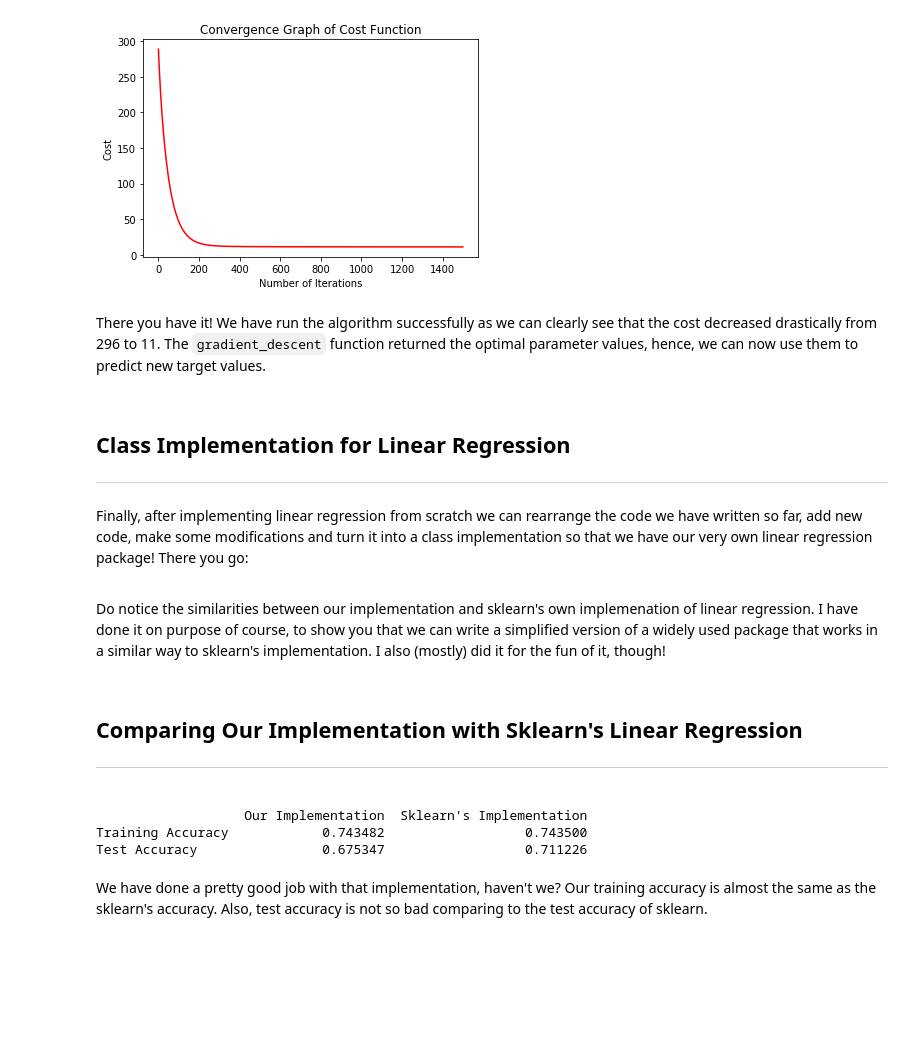
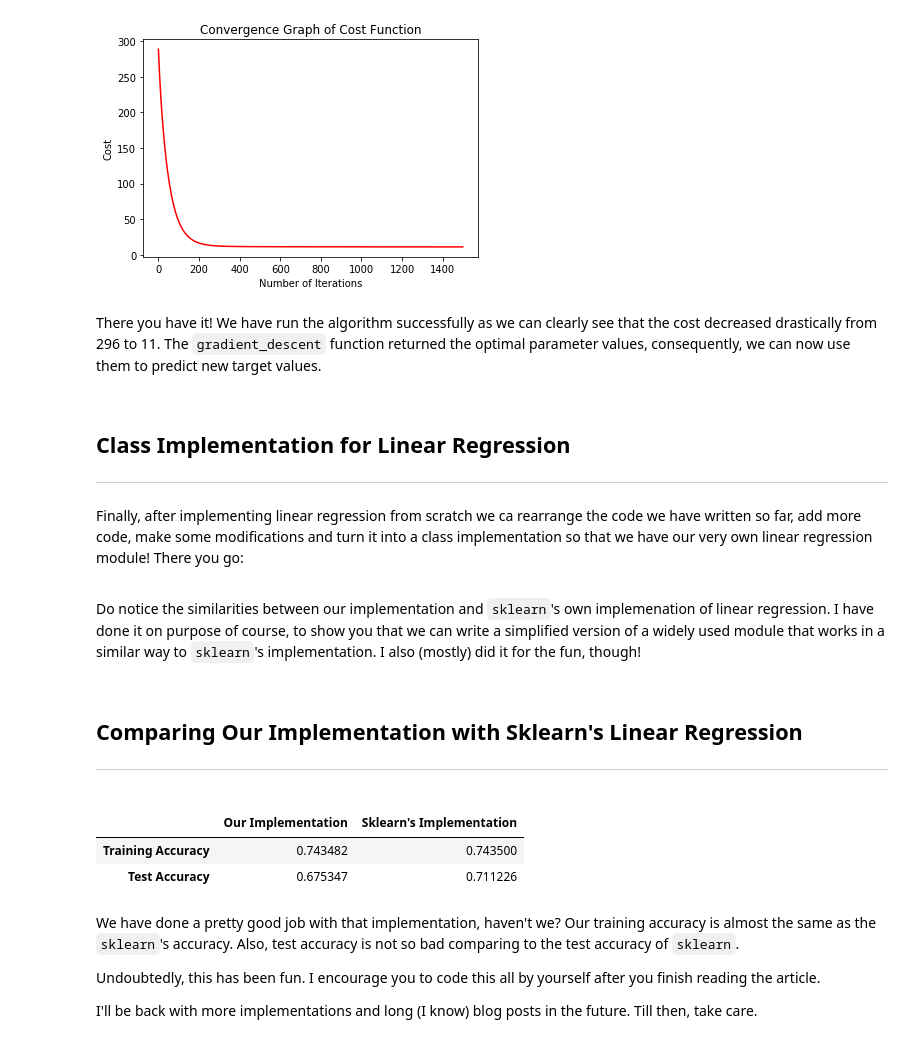
Before and after one commit to leventbass/linear_regression, a Jupyter notebook: Linear_Regression.ipynb, the cells around one changed output. Drawn from its saved outputs; the diff is of its cells as text; code cells hidden in the pictures; blank space fills up the shorter version.

```diff
--- a/Linear_Regression.ipynb
+++ b/Linear_Regression.ipynb
@@ -273,12 +277,12 @@ Final cost is:  [11.00713381]
 # %% [markdown]
 <span style="font-family:Helvetica ;font-size: 14px; line-height:2.2">
 
-There you have it! We have run the algorithm successfully as we can clearly see that the cost decreased drastically from 296 to 11. The `gradient_descent` function returned the optimal parameter values, hence, we can now use them to predict new target values.
+There you have it! We have run the algorithm successfully as we can clearly see that the cost decreased drastically from 296 to 11. The `gradient_descent` function returned the optimal parameter values, consequently, we can now use them to predict new target values.
 # %% [markdown]
 <span style="font-family:Helvetica ;font-size: 14px; line-height:2.2">
 
 ## Class Implementation for Linear Regression
 ---
 
-Finally, after implementing linear regression from scratch we can rearrange the code we have written so far, add new code, make some modifications and turn it into a class implementation so that we have our very own linear regression package! There you go:
+Finally, after implementing linear regression from scratch we ca rearrange the code we have written so far, add more code, make some modifications and turn it into a class implementation so that we have our very own linear regression module! There you go:
 # %%
@@ -341,7 +342,7 @@ class LinearRegression():
 # %% [markdown]
 <span style="font-family:Helvetica ;font-size: 14px; line-height:2.2">
 
-Do notice the similarities between our implementation and sklearn's own implemenation of linear regression. I have done it on purpose of course, to show you that we can write a simplified version of a widely used package that works in a similar way to sklearn's implementation. I also (mostly) did it for the fun of it, though!
+Do notice the similarities between our implementation and `sklearn`'s own implemenation of linear regression. I have done it on purpose of course, to show you that we can write a simplified version of a widely used module that works in a similar way to `sklearn`'s implementation. I also (mostly) did it for the fun, though!
 # %% [markdown]
 <span style="font-family:Helvetica ;font-size: 14px; line-height:2.2">
 
@@ -350,39 +351,40 @@ Do notice the similarities between our implementation and sklearn's own implemen
 # %%
 from sklearn.datasets import load_boston
 import linear_regression as lr
 from sklearn.model_selection import train_test_split
-import matplotlib.pyplot as plt
 from sklearn.linear_model import LinearRegression
 import pandas as pd
 
 
 dataset = load_boston()
 
 X = dataset.data
 y = dataset.target
 
 X_train, X_test, y_train, y_test = train_test_split(\
                 X, y, test_size=0.3, random_state=42)
 
 our_regressor = lr.LinearRegression(X_train, y_train).fit()
 sklearn_regressor = LinearRegression().fit(X_train, y_train)
 
 our_train_accuracy = our_regressor.score()
 sklearn_train_accuracy = sklearn_regressor.score(X_train, y_train)
 
 our_test_accuracy = our_regressor.score(X_test, y_test)
 sklearn_test_accuracy = sklearn_regressor.score(X_test, y_test)
 
-df_comparison = pd.DataFrame([[our_train_accuracy, sklearn_train_accuracy],[our_test_accuracy, sklearn_test_accuracy]],
+pd.DataFrame([[our_train_accuracy, sklearn_train_accuracy],[our_test_accuracy, sklearn_test_accuracy]],
              ['Training Accuracy', 'Test Accuracy'],
              ['Our Implementation', 'Sklearn\'s Implementation'])
-
-print(df_comparison)
 # %% [output]
-                   Our Implementation  Sklearn's Implementation
-Training Accuracy            0.743482                  0.743500
-Test Accuracy                0.675347                  0.711226
+|  | Our Implementation | Sklearn's Implementation |
+| Training Accuracy | 0.743482 | 0.743500 |
+| Test Accuracy | 0.675347 | 0.711226 |
 # %% [markdown]
 <span style="font-family:Helvetica ;font-size: 14px; line-height:2.2">
 
-We have done a pretty good job with that implementation, haven't we? Our training accuracy is almost the same as the sklearn's accuracy. Also, test accuracy is not so bad comparing to the test accuracy of sklearn.
+We have done a pretty good job with that implementation, haven't we? Our training accuracy is almost the same as the `sklearn`'s accuracy. Also, test accuracy is not so bad comparing to the test accuracy of `sklearn`.
+
+Undoubtedly, this has been fun. I encourage you to code this all by yourself after you finish reading the article.
+
+I'll be back with more implementations and long (I know) blog posts in the future. Till then, take care.
```
Also changed, not shown: parts of 7 cells of this notebook.
